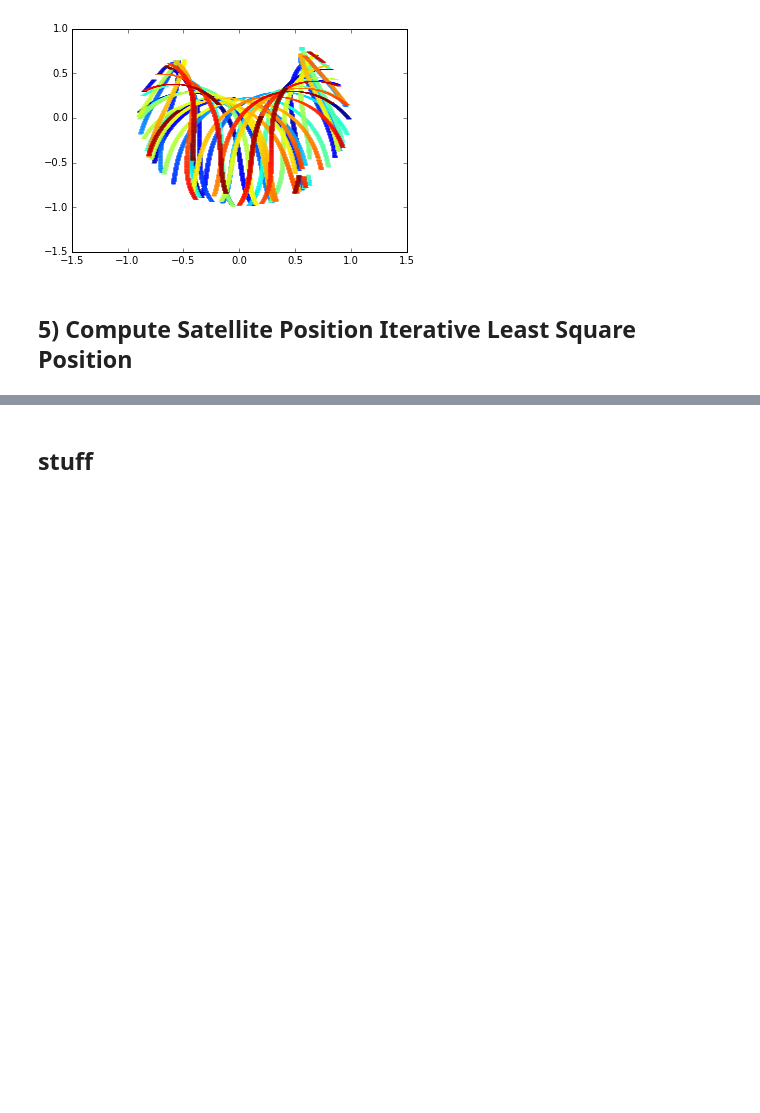
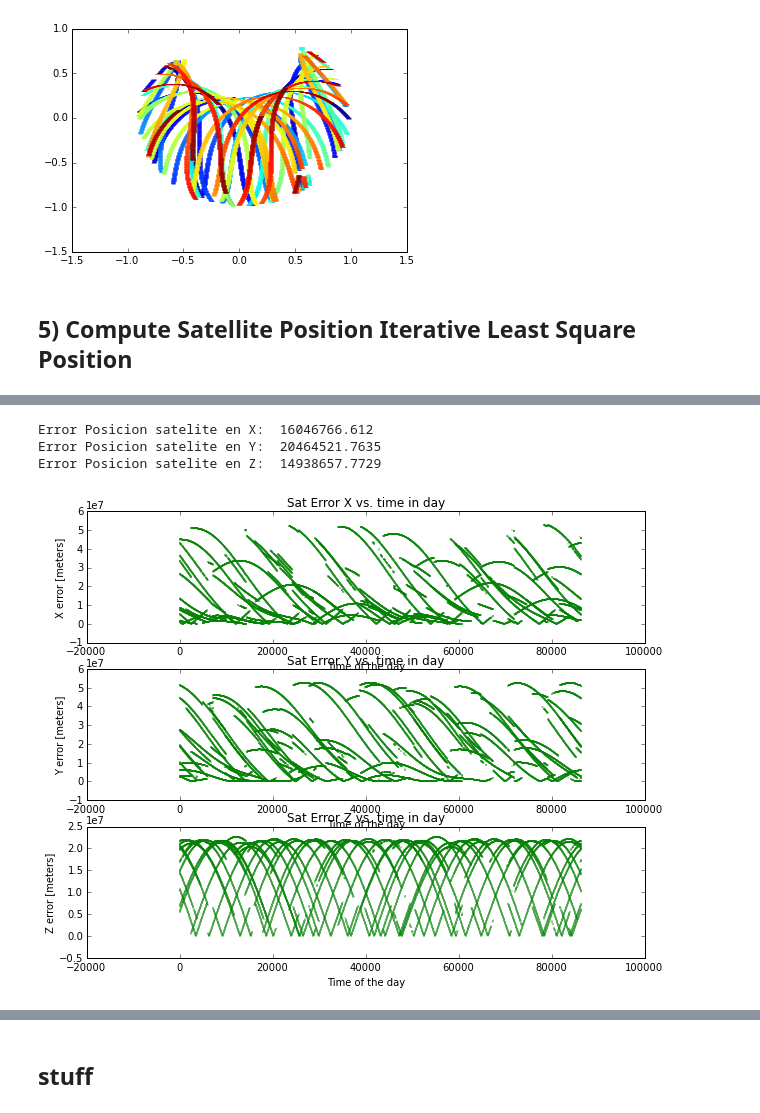
Before and after one commit to loveforeverLi/Trabajo_GNSS, a Jupyter notebook: Ejercicios GPSTK.ipynb, the cells around one changed output, grey strips where cells are left out. Drawn from its saved outputs; the diff is of its cells as text; code cells hidden in the pictures; blank space fills up the shorter version.

```diff
--- a/Ejercicios GPSTK.ipynb
+++ b/Ejercicios GPSTK.ipynb
@@ -622,0 +624,7 @@ Error Posicion satelite en Z:  13346836.931
+# %%
+getposition(can_o,can_n)
+# %% [output]
+Error Posicion satelite en X:  16046766.612
+Error Posicion satelite en Y:  20464521.7635
+Error Posicion satelite en Z:  14938657.7729
+[figure, added]
```
Also changed, not shown: parts of 6 cells of this notebook.
